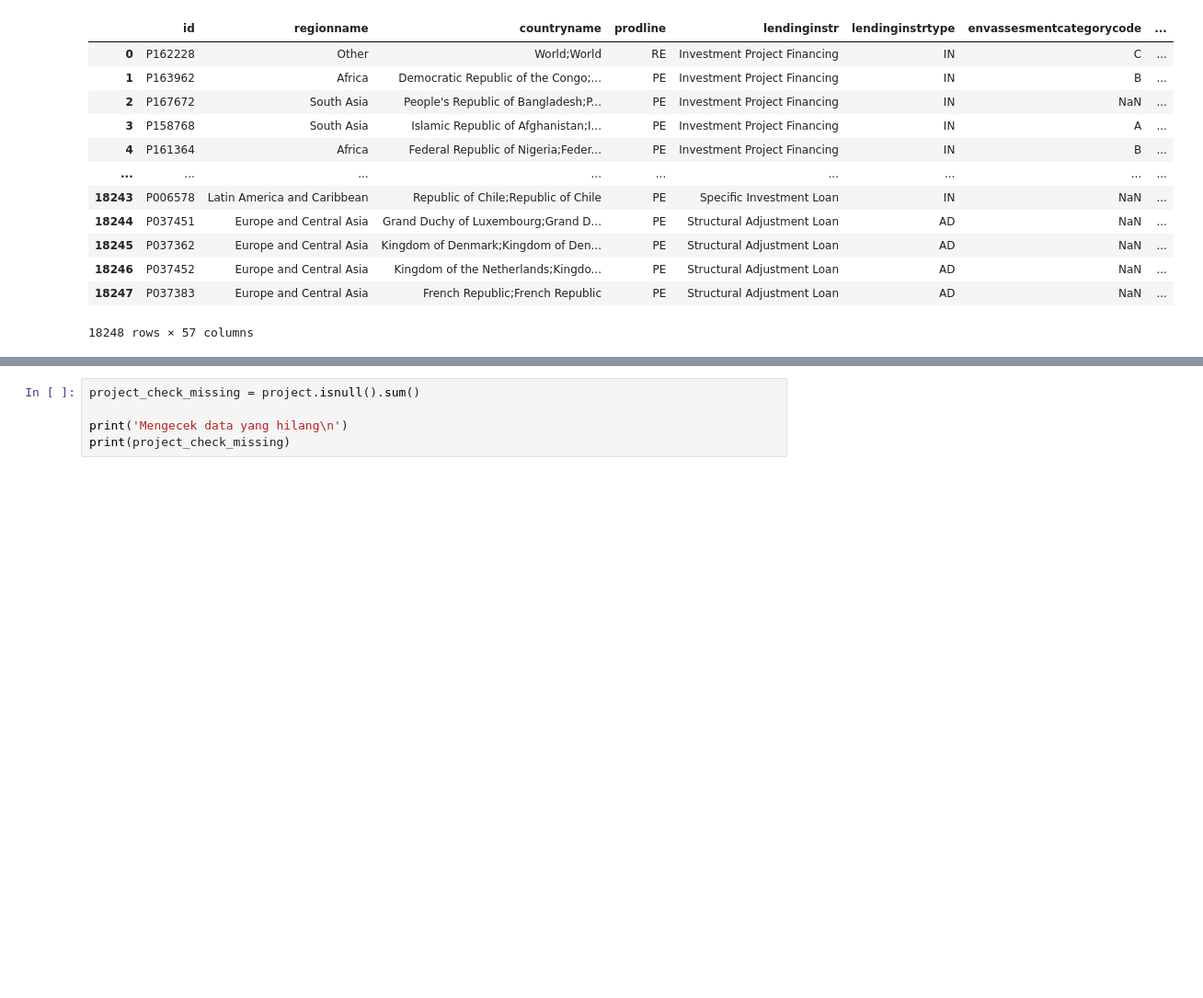
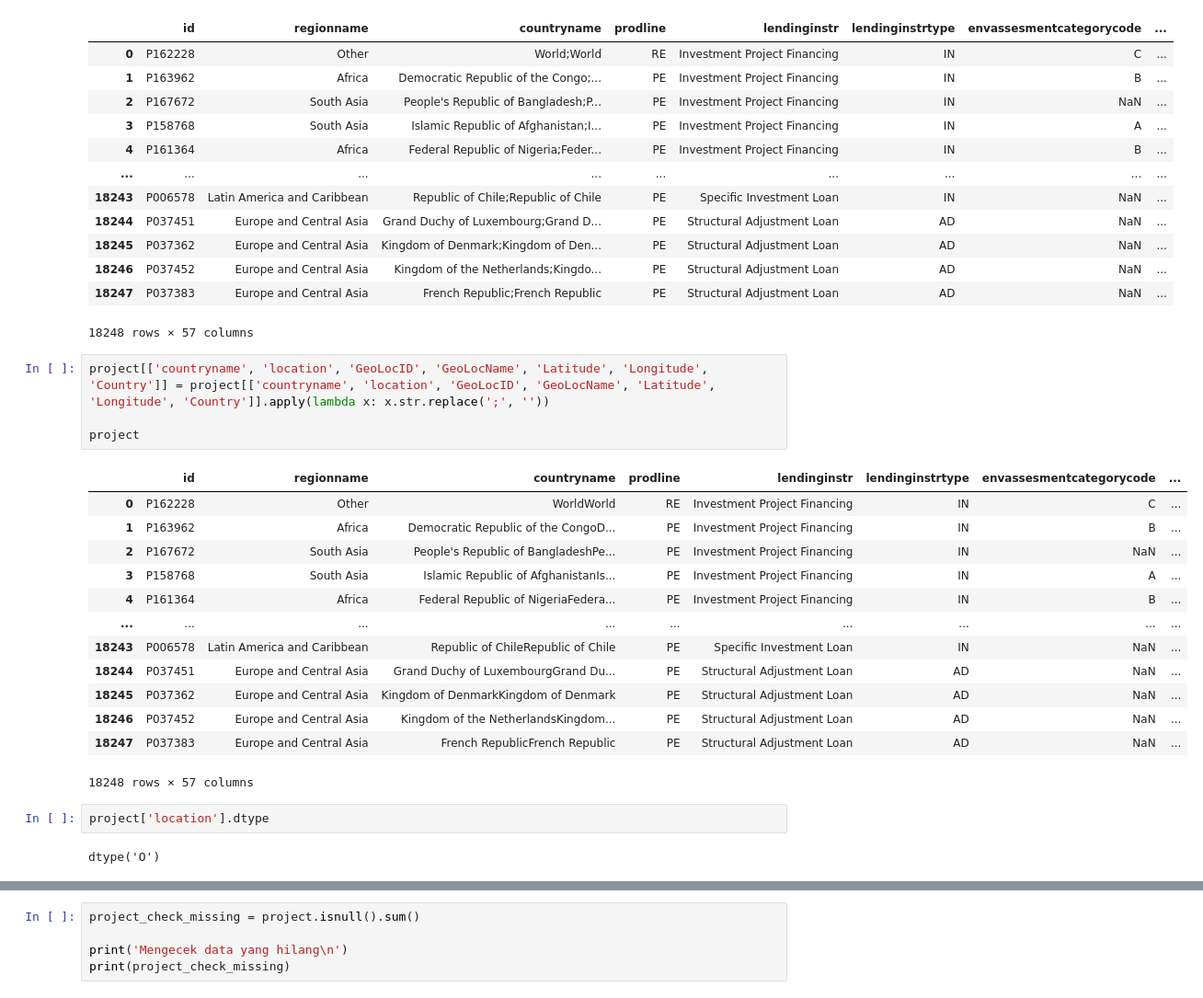
Before and after one commit to abdannsykr/DE_Mini-Project, a Jupyter notebook: ekstrack.ipynb, the cells around one changed output, grey strips where cells are left out. Shown at 92% size. Cells and saved outputs as stored; diff of their text form; blank space fills up the shorter version.

Commit message:
Update project

```diff
--- a/ekstrack.ipynb
+++ b/ekstrack.ipynb
@@ -746,3 +795,25 @@ project
 | 18246 | P037452 | Europe and Central Asia | Kingdom of the Netherlands;Kingdo... | PE | Structural Adjustment Loan | AD | NaN | ... |
 | 18247 | P037383 | Europe and Central Asia | French Republic;French Republic | PE | Structural Adjustment Loan | AD | NaN | ... |
 18248 rows × 57 columns
+# %%
+project[['countryname', 'location', 'GeoLocID', 'GeoLocName', 'Latitude', 'Longitude', 'Country']] = project[['countryname', 'location', 'GeoLocID', 'GeoLocName', 'Latitude', 'Longitude', 'Country']].apply(lambda x: x.str.replace(';', ''))
+
+project
+# %% [output]
+|  | id | regionname | countryname | prodline | lendinginstr | lendinginstrtype | envassesmentcategorycode | ... |
+| 0 | P162228 | Other | WorldWorld | RE | Investment Project Financing | IN | C | ... |
+| 1 | P163962 | Africa | Democratic Republic of the CongoD... | PE | Investment Project Financing | IN | B | ... |
+| 2 | P167672 | South Asia | People's Republic of BangladeshPe... | PE | Investment Project Financing | IN | NaN | ... |
+| 3 | P158768 | South Asia | Islamic Republic of AfghanistanIs... | PE | Investment Project Financing | IN | A | ... |
+| 4 | P161364 | Africa | Federal Republic of NigeriaFedera... | PE | Investment Project Financing | IN | B | ... |
+| ... | ... | ... | ... | ... | ... | ... | ... | ... |
+| 18243 | P006578 | Latin America and Caribbean | Republic of ChileRepublic of Chile | PE | Specific Investment Loan | IN | NaN | ... |
+| 18244 | P037451 | Europe and Central Asia | Grand Duchy of LuxembourgGrand Du... | PE | Structural Adjustment Loan | AD | NaN | ... |
+| 18245 | P037362 | Europe and Central Asia | Kingdom of DenmarkKingdom of Denmark | PE | Structural Adjustment Loan | AD | NaN | ... |
+| 18246 | P037452 | Europe and Central Asia | Kingdom of the NetherlandsKingdom... | PE | Structural Adjustment Loan | AD | NaN | ... |
+| 18247 | P037383 | Europe and Central Asia | French RepublicFrench Republic | PE | Structural Adjustment Loan | AD | NaN | ... |
+18248 rows × 57 columns
+# %%
+project['location'].dtype
+# %% [output]
+dtype('O')
```
Also changed, not shown: parts of 8 cells of this notebook, 1 other file.
